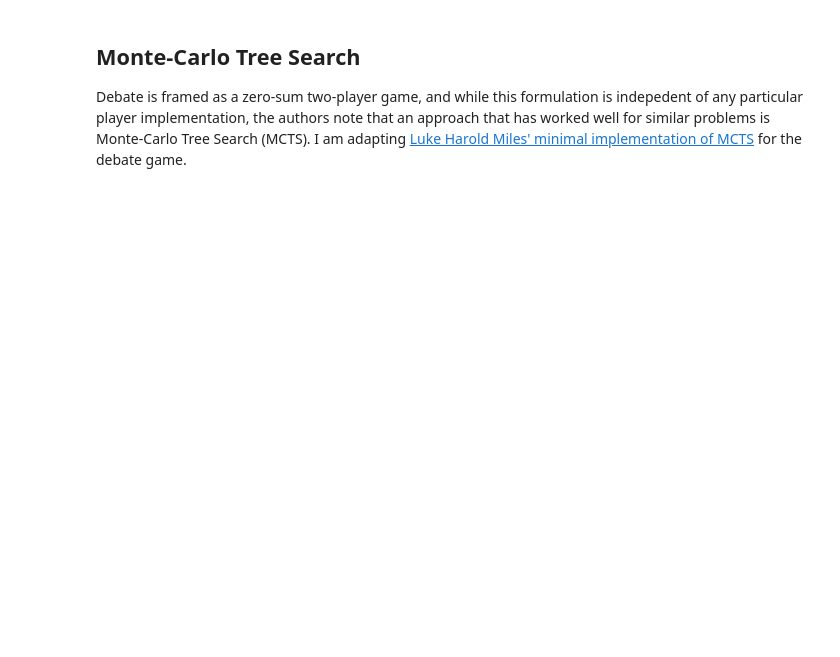
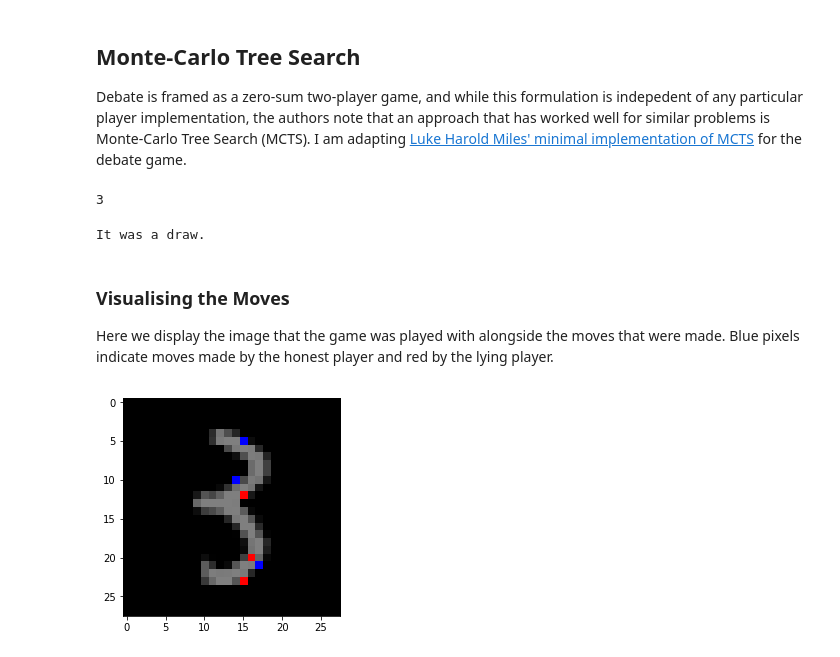
Before and after one commit to DylanCope/AI-Safety-Via-Debate, a Jupyter notebook: MNIST Experiment.ipynb, the cells around one changed output. Saved outputs shown, nothing was run; the diff lists cells and outputs as text; code cells hidden in the pictures; blank space fills up the shorter version.

Commit message:
functioning debate game, but yet to test with higher rollouts to see if we get the same results as the paper!

```diff
--- a/MNIST Experiment.ipynb
+++ b/MNIST Experiment.ipynb
@@ -407,0 +427,56 @@ lying_player = PixelDebatePlayer(precommit=4, is_honest=False)
+# %%
+.argmax()
+# %% [output]
+3
+# %%
+data_gen = DataGenerator(X_train,
+                         y_train,
+                         seed=0)
+(img, *_), (y, *__) = next(data_gen)
+y = np.argmax(y)
+
+honest_player = PixelDebatePlayer(precommit=y, is_honest=True)
+
+not_y = random.choice([i for i in range(1, 11) if i != y])
+lying_player = PixelDebatePlayer(precommit=not_y, is_honest=False)
+
+def judge_fn(img):
+    x = img.reshape(img.shape + (1,))
+    x = np.array([x])
+    return judge.predict(x).argmax()
+
+game = PixelDebateGame(image=img,
+                       judge=judge_fn,
+                       player_1=honest_player,
+                       player_2=lying_player,
+                       rollouts_per_move=50,
+                       seed=0)
+# %%
+moves = game.play()
+if game.winner(moves) == honest_player:
+    print('The honest player wins!')
+elif game.winner(moves) == lying_player:
+    print('The lying player wins!')
+else:
+    print('It was a draw.')
+# %% [output]
+It was a draw.
+# %% [markdown]
+### Visualising the Moves
+
+Here we display the image that the game was played with alongside the moves that were made.
+Blue pixels indicate moves made by the honest player and red by the lying player.
+# %%
+res = np.repeat(0.5*img, 3).reshape(img.shape + (3,))
+
+p1_idx = np.array([moves[0], moves[2], moves[4]])
+res[p1_idx[:, 0], p1_idx[:, 1], :] = 0
+res[p1_idx[:, 0], p1_idx[:, 1], 2] = 1
+
+p2_idx = np.array([moves[1], moves[3], moves[5]])
+res[p2_idx[:, 0], p2_idx[:, 1], :] = 0
+res[p2_idx[:, 0], p2_idx[:, 1], 0] = 1
+
+plt.imshow(res);
+# %% [output]
+[figure, added]
```
Also changed, not shown: parts of 6 cells of this notebook.
